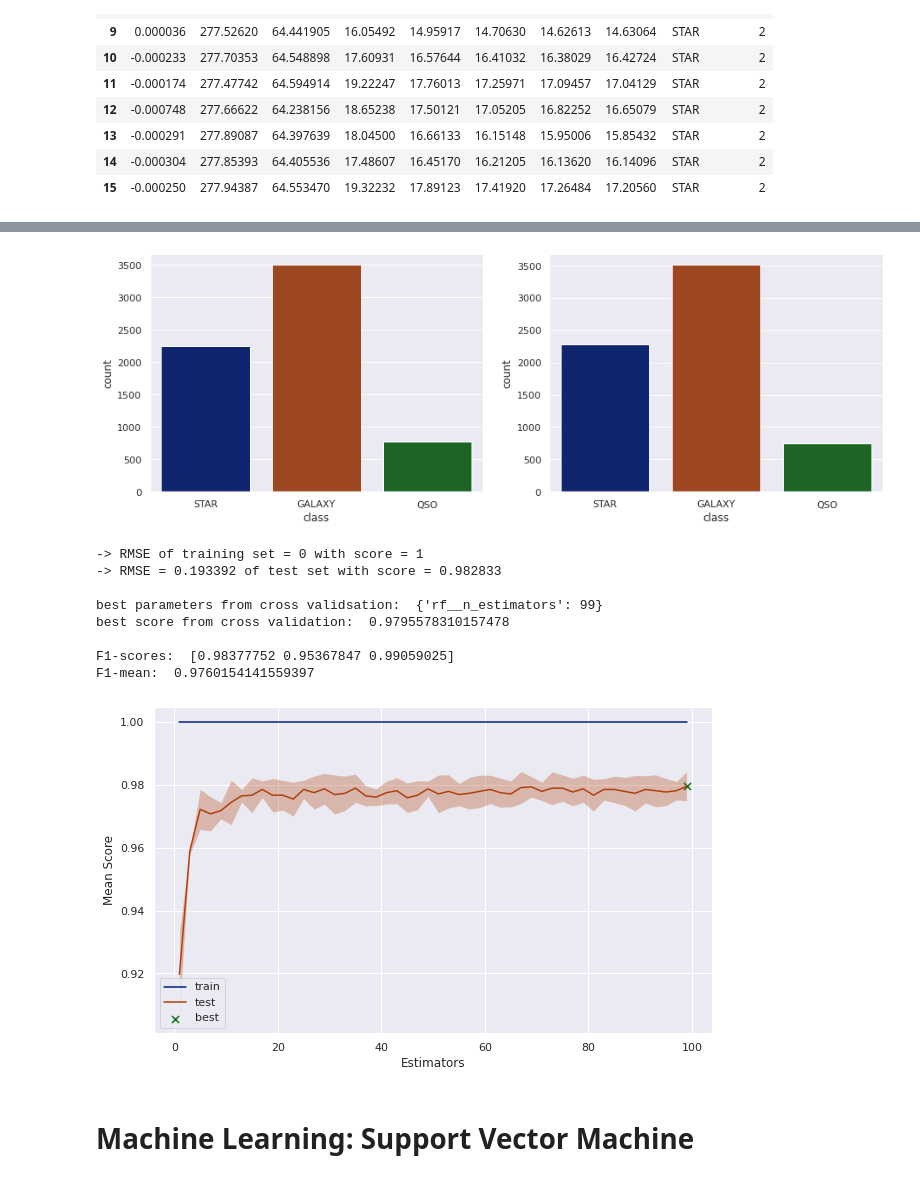
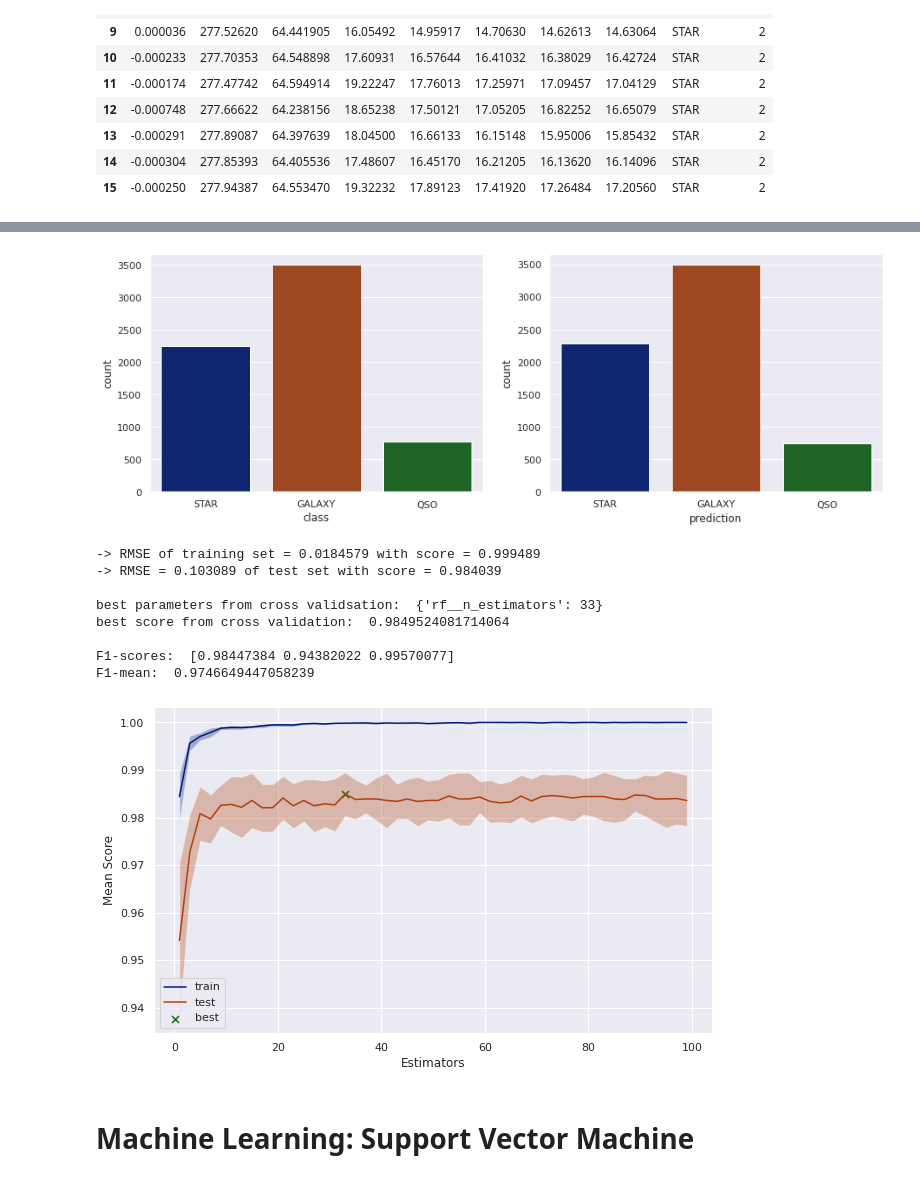
Before and after one commit to vagiedd/Machine-Learning, a Jupyter notebook: Projects/SQL/SQL.ipynb, the cells around one changed output, grey strips where cells are left out. Saved outputs shown, nothing was run; the diff lists cells and outputs as text; code cells hidden in the pictures.

```diff
--- a/Projects/SQL/SQL.ipynb
+++ b/Projects/SQL/SQL.ipynb
@@ -388,10 +387,10 @@ sns.countplot(data=df,
               ax=ax[0])
 sns.countplot(x=pfull,
               ax=ax[1])
-ax[1].set(xlabel='class')
+ax[1].set(xlabel='prediction')
 plt.show()
 # %% [output]
-[figure, old version]
+[figure, new version]
 # %%
 # split test set
 Xtrain, Xtest, ytrain,ytest = model_selection.train_test_split(X,y)
@@ -400,7 +399,7 @@ parameters = {'rf__n_estimators':range(1,100,2)}
 # build pipeline with feature scaling and Ridge linear regression
 pipe = pipeline.Pipeline([
                           ('std',preprocessing.StandardScaler()),
-                          ('rf',ensemble.ExtraTreesClassifier())
+                          ('rf',ensemble.RandomForestClassifier())
 ])
 f1_scorer = metrics.make_scorer(metrics.f1_score,average='micro')
 model = model_selection.GridSearchCV(pipe,
@@ -420,40 +419,40 @@ print("-> RMSE of training set = %g with score = %g"%(err_train**0.5,model.score
 
 err_test = metrics.mean_squared_error(ytest,ptest)
 print("-> RMSE = %g of test set with score = %g"%(err_test**0.5,model.score(Xtest,ytest)))
 
 print('\nbest parameters from cross validsation: ',model.best_params_)
 print('best score from cross validation: ',model.best_score_)
 
 ptest = model.predict(Xtest)
 f1 = metrics.f1_score(ytest,ptest,average=None)
 print("\nF1-scores: ",f1)
 print("F1-mean: ",np.mean(f1))
 
 results = model.cv_results_
 labels = ['train','test']
 std = [results["std_%s_score"%split] for split in labels]
 mean = [results["mean_%s_score"%split] for split in labels]
 
 x = np.array(results["param_rf__n_estimators"].data,dtype=float)
 idx = model.best_index_
 fig,ax = plt.subplots(figsize=(10,6))
 for (m,s,l) in zip(mean,std,labels):
     ax.plot(x,m,label=l)
     ax.fill_between(x,m-s,m+s,alpha=0.3)
 ax.scatter(x[idx],m[idx],s=50,marker="x",label="best")
 ax.set(xlabel='Estimators',ylabel='Mean Score')
 plt.legend()
 plt.show()
 # %% [output]
--> RMSE of training set = 0 with score = 1
--> RMSE = 0.193392 of test set with score = 0.982833
+-> RMSE of training set = 0.0184579 with score = 0.999489
+-> RMSE = 0.103089 of test set with score = 0.984039
 
-best parameters from cross validsation:  {'rf__n_estimators': 99}
-best score from cross validation:  0.9795578310157478
+best parameters from cross validsation:  {'rf__n_estimators': 33}
+best score from cross validation:  0.9849524081714064
 
-F1-scores:  [0.98377752 0.95367847 0.99059025]
-F1-mean:  0.9760154141559397
+F1-scores:  [0.98447384 0.94382022 0.99570077]
+F1-mean:  0.9746649447058239
-[figure, old version]
+[figure, new version]
 # %% [markdown]
 # Machine Learning: Support Vector Machine
 # %%
```
Also changed, not shown: parts of 6 cells of this notebook.
